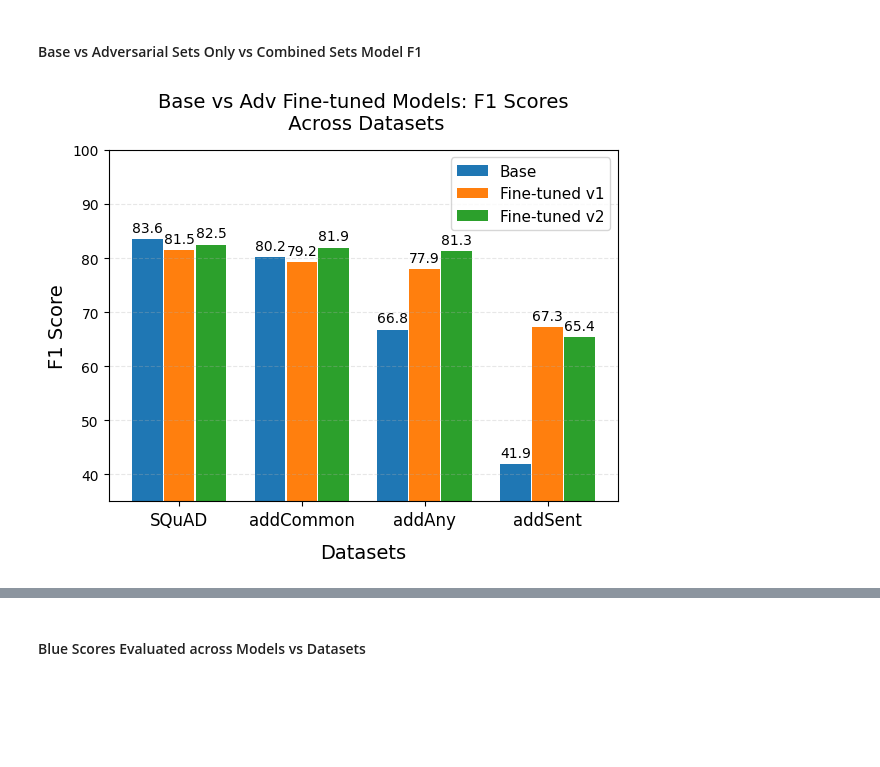
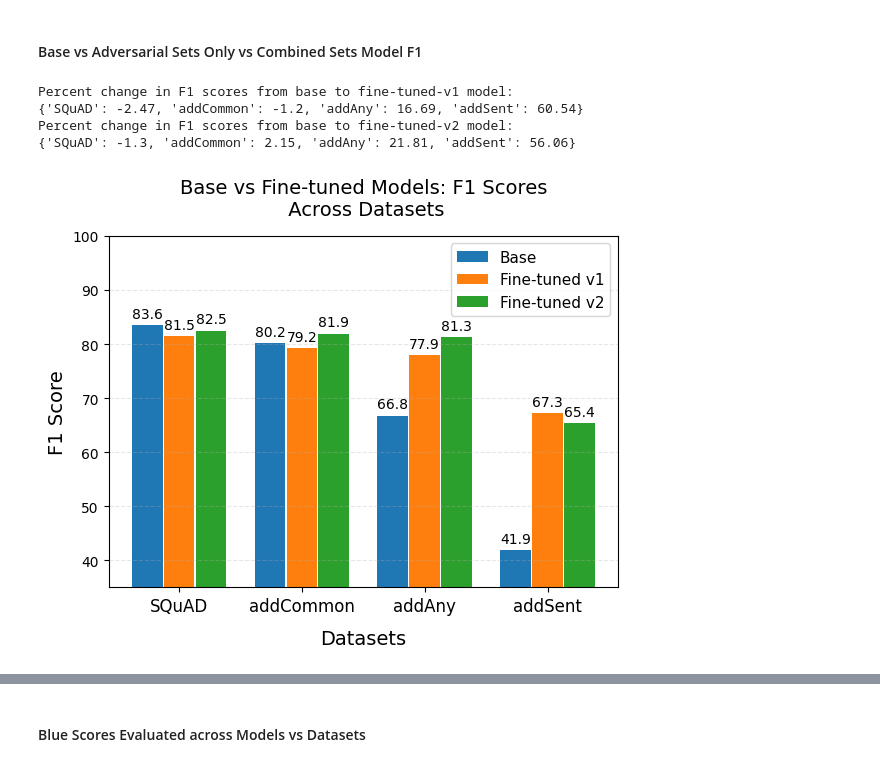
Before and after one commit to Shaz-Momin/nlp-fp-dataset-artifacts, a Jupyter notebook: new_results.ipynb, the cells around one changed output, grey strips where cells are left out. Drawn from its saved outputs; the diff is of its cells as text; code cells hidden in the pictures; blank space fills up the shorter version.

Commit message:
minor additions to performance metrics

```diff
--- a/new_results.ipynb
+++ b/new_results.ipynb
@@ -10,6 +10,15 @@ fine_tuned_v2_evals = {'SQuAD': './new_eval_outputs/adv_combined_v2/base_squad',
 # %%
 import json
 import matplotlib.pyplot as plt
+
+def calculate_percent_change(base_scores, new_scores):
+    percent_changes = {}
+    for dataset in base_scores.keys():
+        base_score = base_scores[dataset]
+        new_score = new_scores[dataset]
+        percent_change = ((new_score - base_score) / base_score) * 100
+        percent_changes[dataset] = percent_change
+    return {dataset: round(change, 2) for dataset, change in percent_changes.items()}
 
 def plot_metric_results(metric, title, yLabel, label_format="%.1f", ylim=(35, 100)):
     # Load the data from the JSON files
@@ -29,38 +38,52 @@ def plot_metric_results(metric, title, yLabel, label_format="%.1f", ylim=(35, 10
     pretrained_scores = load_scores(pretrained_evals)
     fine_tuned_v1_scores = load_scores(fine_tuned_v1_evals)
     fine_tuned_v2_scores = load_scores(fine_tuned_v2_evals)
+
+    # Calculate percent change for fine-tuned-v1 and fine-tuned-v2 models
+    percent_change_v1 = calculate_percent_change(pretrained_scores, fine_tuned_v1_scores)
+    percent_change_v2 = calculate_percent_change(pretrained_scores, fine_tuned_v2_scores)
+
+    print("Percent change in F1 scores from base to fine-tuned-v1 model:")
+    print(percent_change_v1)
+
+    print("Percent change in F1 scores from base to fine-tuned-v2 model:")
+    print(percent_change_v2)
 
     # Define the datasets
     datasets = list(pretrained_evals.keys())
 
     # Plot the F1 scores
     fig, ax = plt.subplots(figsize=(6, 5))
     bar_width = 0.25
     padding = 0.01
     index = range(len(datasets))
 
     bar1 = plt.bar([i - bar_width - padding for i in index], [pretrained_scores[dataset] for dataset in datasets], bar_width, label='Base')
     bar2 = plt.bar([i for i in index], [fine_tuned_v1_scores[dataset] for dataset in datasets], bar_width, label='Fine-tuned v1')
     bar3 = plt.bar([i + bar_width + padding for i in index], [fine_tuned_v2_scores[dataset] for dataset in datasets], bar_width, label='Fine-tuned v2')
 
     # Add labels for each bar
     plt.bar_label(bar1, padding=3, fontsize=10, fmt=label_format)
     plt.bar_label(bar2, padding=3, fontsize=10, fmt=label_format)
     plt.bar_label(bar3, padding=3, fontsize=10, fmt=label_format)
 
     # Add titles and labels
     plt.xlabel('Datasets', fontsize=14, labelpad=10)
     plt.ylabel(yLabel, fontsize=14)
     plt.title(title, fontsize=14, pad=15)
     plt.grid(axis='y', linestyle='--', alpha=0.3)
     plt.ylim(ylim)
     plt.xticks([i for i in index], datasets, fontsize=12)
     plt.legend(fontsize=11)  # Increase the font size of the legend
 
 
     plt.tight_layout()
     plt.show()
 
-plot_metric_results(metric='eval_f1', yLabel="F1 Score", title='Base vs Adv Fine-tuned Models: F1 Scores\n Across Datasets')
+plot_metric_results(metric='eval_f1', yLabel="F1 Score", title='Base vs Fine-tuned Models: F1 Scores\n Across Datasets')
 # %% [output]
+Percent change in F1 scores from base to fine-tuned-v1 model:
+{'SQuAD': -2.47, 'addCommon': -1.2, 'addAny': 16.69, 'addSent': 60.54}
+Percent change in F1 scores from base to fine-tuned-v2 model:
+{'SQuAD': -1.3, 'addCommon': 2.15, 'addAny': 21.81, 'addSent': 56.06}
-[figure, old version]
+[figure, new version]
```
Also changed, not shown: parts of 4 cells of this notebook, 2 other files.
